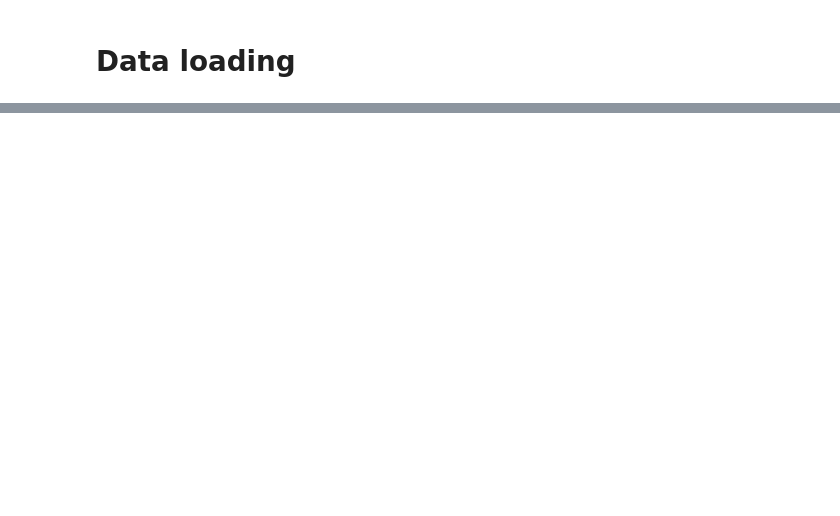
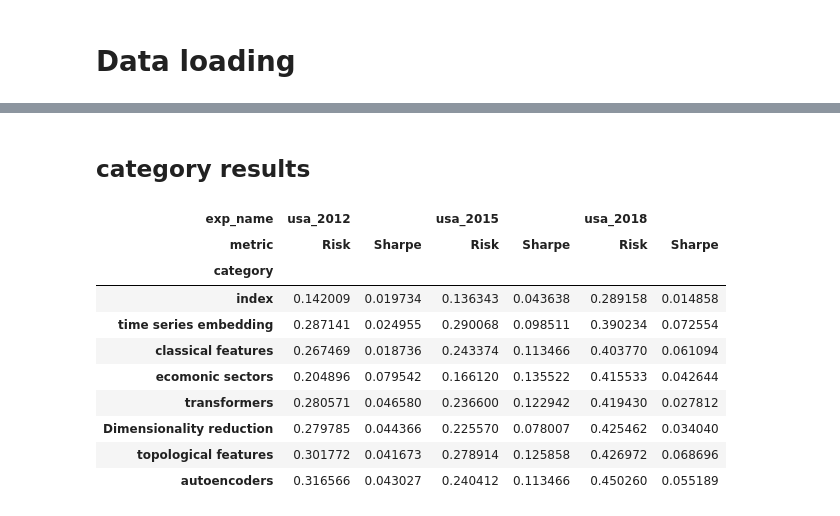
Before and after one commit to petrsokerin/Stock_clustering_paper, a Jupyter notebook: new_res_analysis.ipynb, the cells around one changed output, grey strips where cells are left out. Drawn from its saved outputs; the diff is of its cells as text; code cells hidden in the pictures; blank space fills up the shorter version.

```diff
--- a/new_res_analysis.ipynb
+++ b/new_res_analysis.ipynb
@@ -133,0 +178,29 @@ all_exp_pivot.sort_values([('Risk', 'usa_2018')])
+# %% [markdown]
+## category results
+# %%
+all_experiments = all_experiments.sort_values(['Risk'], ascending=False)
+all_experiments_gr = all_experiments.groupby(['exp_name', 'category'], as_index=False, sort=True).first()
+
+all_exp_melt = pd.melt(all_experiments_gr, id_vars=['exp_name', 'category', 'emb_model', 'clust_model'],
+        value_vars=['Risk', 'Sharpe'], var_name='metric', value_name='value')
+
+all_exp_pivot = all_exp_melt.pivot(index='category', columns=['exp_name', 'metric'], values=['value'])
+all_exp_pivot.columns = all_exp_pivot.columns.droplevel()
+all_exp_pivot = all_exp_pivot.sort_index(axis=1, level=0)
+all_exp_pivot.sort_values([('usa_2018', 'Risk')], inplace=True)
+
+all_exp_pivot.to_excel('results/tables/categories.xlsx')
+
+all_exp_pivot
+# %% [output]
+| exp_name | usa_2012 |  | usa_2015 |  | usa_2018 |  |
+| metric | Risk | Sharpe | Risk | Sharpe | Risk | Sharpe |
+| category |  |  |  |  |  |  |
+| index | 0.142009 | 0.019734 | 0.136343 | 0.043638 | 0.289158 | 0.014858 |
+| time series embedding | 0.287141 | 0.024955 | 0.290068 | 0.098511 | 0.390234 | 0.072554 |
+| classical features | 0.267469 | 0.018736 | 0.243374 | 0.113466 | 0.403770 | 0.061094 |
+| ecomonic sectors | 0.204896 | 0.079542 | 0.166120 | 0.135522 | 0.415533 | 0.042644 |
+| transformers | 0.280571 | 0.046580 | 0.236600 | 0.122942 | 0.419430 | 0.027812 |
+| Dimensionality reduction | 0.279785 | 0.044366 | 0.225570 | 0.078007 | 0.425462 | 0.034040 |
+| topological features | 0.301772 | 0.041673 | 0.278914 | 0.125858 | 0.426972 | 0.068696 |
+| autoencoders | 0.316566 | 0.043027 | 0.240412 | 0.113466 | 0.450260 | 0.055189 |
```
Also changed, not shown: parts of 8 cells of this notebook, 2 other files.
